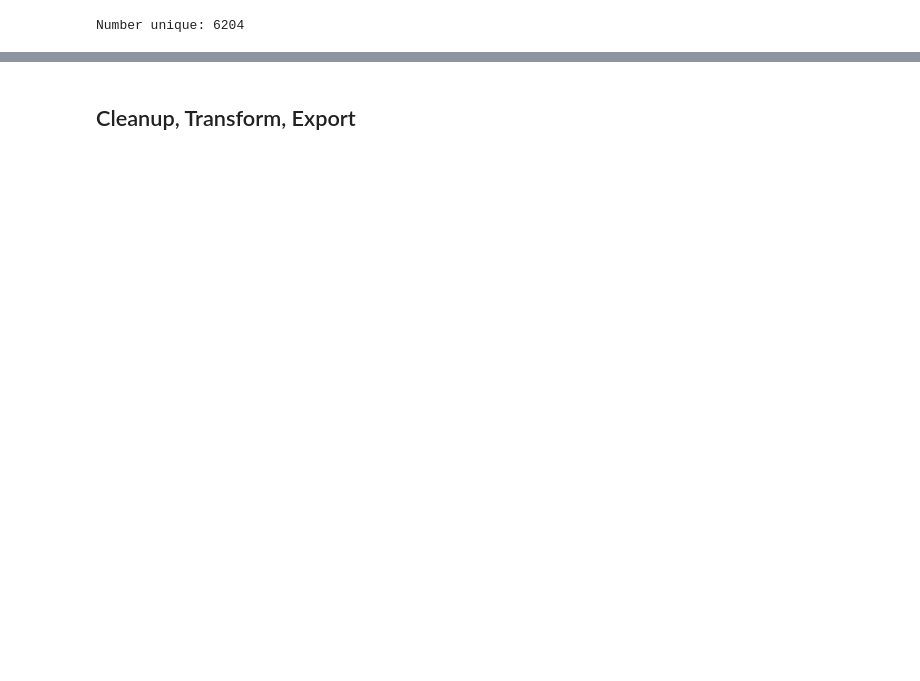
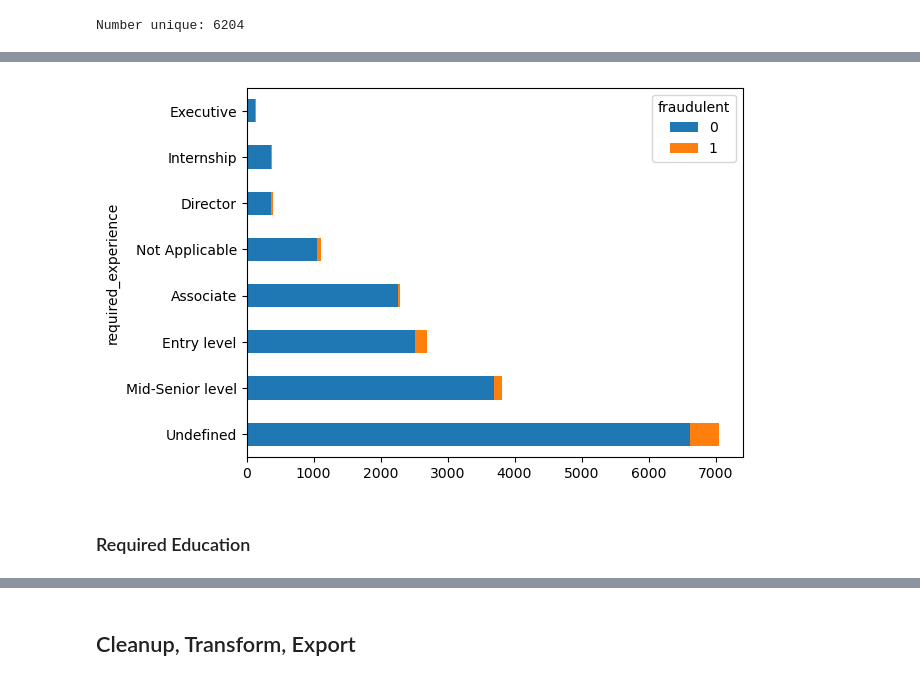
Before and after one commit to jebamania/group-project-2, a Jupyter notebook: Data Extract, Clean, Transform.ipynb, the cells around one changed output, grey strips where cells are left out. Cells and saved outputs as stored; diff of their text form; code cells hidden in the pictures; blank space fills up the shorter version.

```diff
--- a/Data Extract, Clean, Transform.ipynb
+++ b/Data Extract, Clean, Transform.ipynb
@@ -208,2 +335,9 @@ Number unique: 7
+# %%
+fill_experience_df = fill.fill_required_experience(original_df.copy())
+plot_col_fraudulent(fill_experience_df, "required_experience")
+# %% [output]
+[figure, added]
+# %% [markdown]
+### Required Education
 # %%
 print_number_unique(original_df['required_education'])
```
Also changed, not shown: parts of 37 cells of this notebook, 2 other files.
